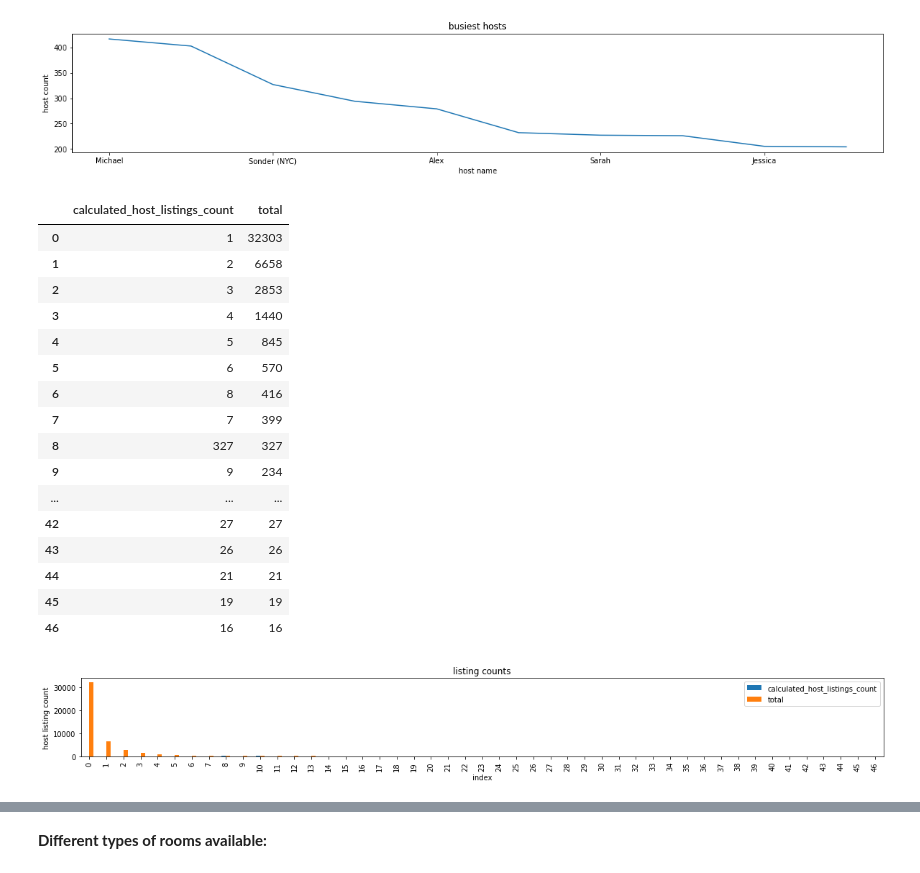
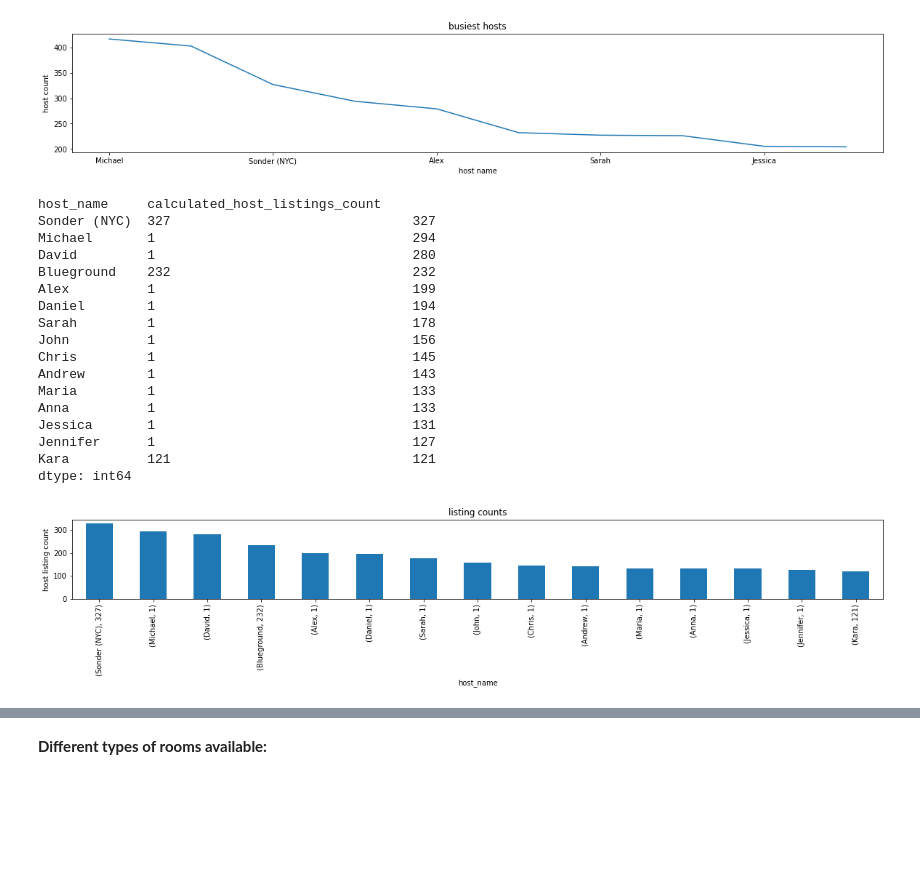
Before and after one commit to MeghanaRanganath98/EDA-data-analysis, a Jupyter notebook: Meghana_R_S__Airbnb_Bookings_Analysis_Capstone_Project.ipynb, the cells around one changed output, grey strips where cells are left out. Drawn from its saved outputs; the diff is of its cells as text; code cells hidden in the pictures; blank space fills up the shorter version.

```diff
--- a/Meghana_R_S__Airbnb_Bookings_Analysis_Capstone_Project.ipynb
+++ b/Meghana_R_S__Airbnb_Bookings_Analysis_Capstone_Project.ipynb
@@ -24,7 +27,7 @@ drive.mount('/content/drive')
 # %% [output]
 Mounted at /content/drive
 # %%
-file_path = '/content/drive/MyDrive/Data/Airbnb NYC 2019.csv'
+file_path = '/content/drive/MyDrive/EDA /Copy of Airbnb NYC 2019.csv'
 df = pd.read_csv(file_path)
 # %% [markdown]
 **Lets look at the first few rows of the dataframe**
@@ -282,34 +285,35 @@ plt.rcParams['figure.figsize']=(20,3)
 # %% [output]
 [figure]
 # %%
-listing_count = df['calculated_host_listings_count'].value_counts().reset_index(name='total').rename(columns={'index':'calculated_host_listings_count'})
-listing_count
-#listing_count
-#listing_count = df.groupby(['calculated_host_listings_count'],as_index=False).agg({"calculated_host_listings_count": "count"}).rename(columns ={'calculated_host_listings_count':'total'}
+listing_count = df[['host_name','calculated_host_listings_count']].value_counts()
+host_listing_count = listing_count.head(15)
+host_listing_count
+
+#listing_count = df.groupby(['calculated_ho,as_index=False).agg({"calculated_host_listings_count": "count"}).rename(columns ={'calculated_host_listings_count':'total'}
 # %% [output]
-|  | calculated_host_listings_count | total |
-| 0 | 1 | 32303 |
-| 1 | 2 | 6658 |
-| 2 | 3 | 2853 |
-| 3 | 4 | 1440 |
-| 4 | 5 | 845 |
-| 5 | 6 | 570 |
-| 6 | 8 | 416 |
-| 7 | 7 | 399 |
-| 8 | 327 | 327 |
-| 9 | 9 | 234 |
-| ... | ... | ... |
-| 42 | 27 | 27 |
-| 43 | 26 | 26 |
-| 44 | 21 | 21 |
-| 45 | 19 | 19 |
-| 46 | 16 | 16 |
+host_name     calculated_host_listings_count
+Sonder (NYC)  327                               327
+Michael       1                                 294
+David         1                                 280
+Blueground    232                               232
+Alex          1                                 199
+Daniel        1                                 194
+Sarah         1                                 178
+John          1                                 156
+Chris         1                                 145
+Andrew        1                                 143
+Maria         1                                 133
+Anna          1                                 133
+Jessica       1                                 131
+Jennifer      1                                 127
+Kara          121                               121
+dtype: int64
 # %%
-listing_count.plot(kind='bar')
+host_listing_count.plot(kind='bar')
 
 plt.title('listing counts')
-plt.xlabel('index')
+plt.xlabel('host_name')
 plt.ylabel('host listing count')
 plt.rcParams['figure.figsize']=(20,2)
 # %% [output]
-[figure, old version]
+[figure, new version]
```
Also changed, not shown: parts of 22 cells of this notebook.
